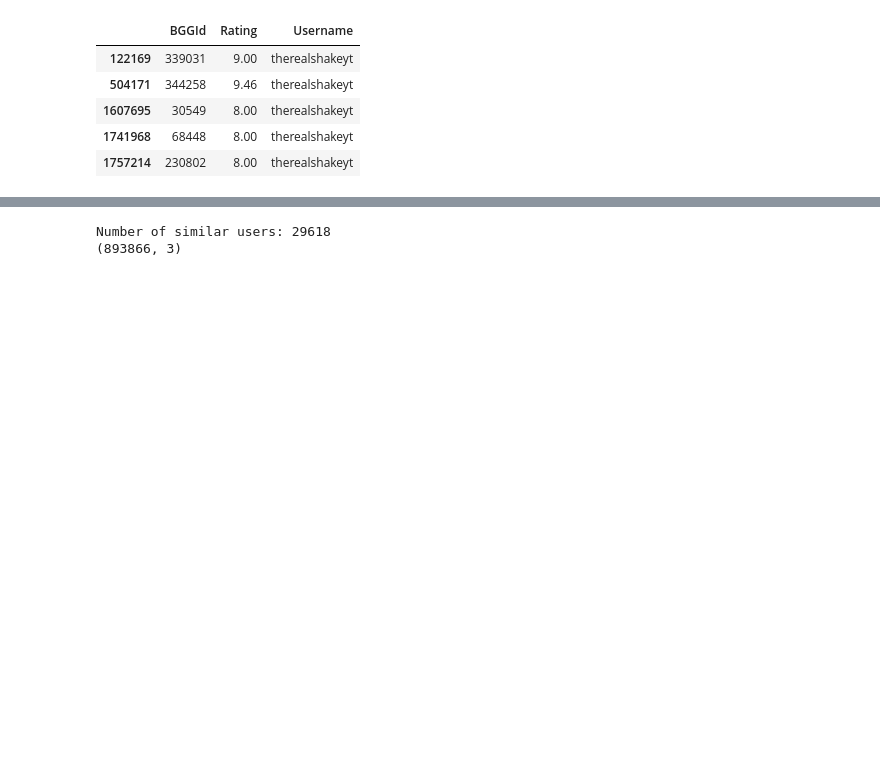
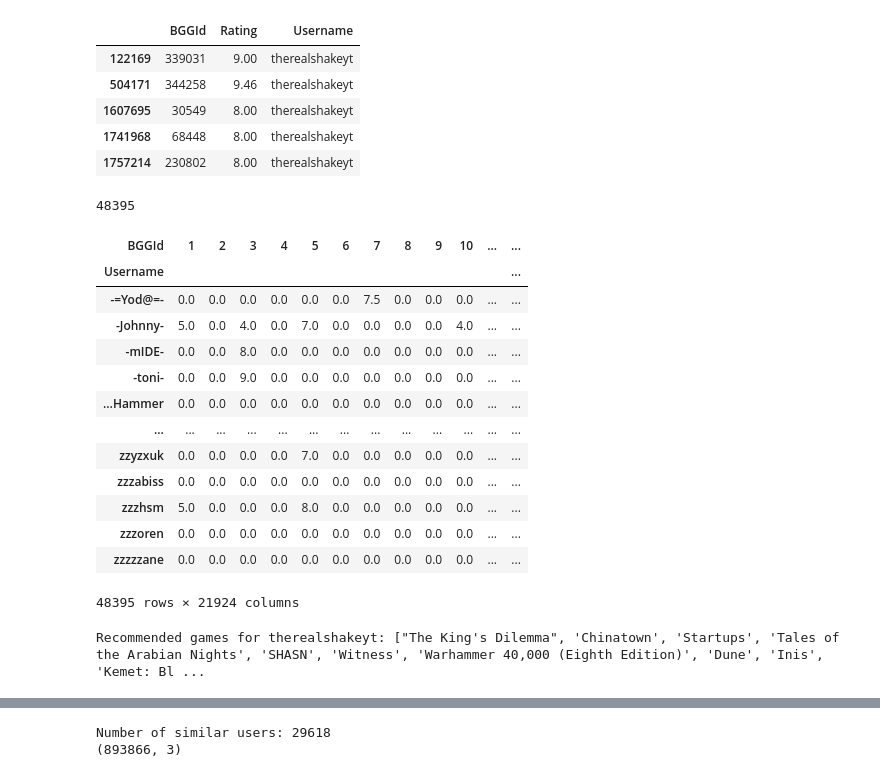
Before and after one commit to awal015/AICapstone, a Jupyter notebook: Adam Wallach USCD capstone.ipynb, the cells around one changed output, grey strips where cells are left out. Saved outputs shown, nothing was run; the diff lists cells and outputs as text; code cells hidden in the pictures; blank space fills up the shorter version.

```diff
--- a/Adam Wallach USCD capstone.ipynb
+++ b/Adam Wallach USCD capstone.ipynb
@@ -67,7 +70,9 @@ mechanics = pd.read_csv('mechanics.csv')
 themes = pd.read_csv('themes.csv')
 subcategories = pd.read_csv('subcategories.csv')
 rank_dist = pd.read_csv('ratings_distribution.csv')
-user_rank = pd.read_csv('user_ratings.csv')
+user_rank = pd.DataFrame()
+for chunk in pd.read_csv('user_ratings.csv', chunksize=100000):
+    user_rank = pd.concat([user_rank, chunk], ignore_index=True)
 
 games.head()
 # %% [output]
@@ -188,3 +183,71 @@ active_user_ratings.head()
 | 1607695 | 30549 | 8.00 | therealshakeyt |
 | 1741968 | 68448 | 8.00 | therealshakeyt |
 | 1757214 | 230802 | 8.00 | therealshakeyt |
+# %%
+user_rank_filtered = user_rank.groupby('Username').filter(lambda x: len(x) >= 100)
+user_rank_filtered.Username.nunique()
+# %% [output]
+48395
+# %%
+user_item_matrix = user_rank_filtered.pivot_table(index='Username', columns='BGGId', values='Rating',fill_value=0)
+user_item_matrix
+# %% [output]
+| BGGId | 1 | 2 | 3 | 4 | 5 | 6 | 7 | 8 | 9 | 10 | ... | ... |
+| Username |  |  |  |  |  |  |  |  |  |  |  | ... |
+| -=Yod@=- | 0.0 | 0.0 | 0.0 | 0.0 | 0.0 | 0.0 | 7.5 | 0.0 | 0.0 | 0.0 | ... | ... |
+| -Johnny- | 5.0 | 0.0 | 4.0 | 0.0 | 7.0 | 0.0 | 0.0 | 0.0 | 0.0 | 4.0 | ... | ... |
+| -mIDE- | 0.0 | 0.0 | 8.0 | 0.0 | 0.0 | 0.0 | 0.0 | 0.0 | 0.0 | 0.0 | ... | ... |
+| -toni- | 0.0 | 0.0 | 9.0 | 0.0 | 0.0 | 0.0 | 0.0 | 0.0 | 0.0 | 0.0 | ... | ... |
+| ...Hammer | 0.0 | 0.0 | 0.0 | 0.0 | 0.0 | 0.0 | 0.0 | 0.0 | 0.0 | 0.0 | ... | ... |
+| ... | ... | ... | ... | ... | ... | ... | ... | ... | ... | ... | ... | ... |
+| zzyzxuk | 0.0 | 0.0 | 0.0 | 0.0 | 7.0 | 0.0 | 0.0 | 0.0 | 0.0 | 0.0 | ... | ... |
+| zzzabiss | 0.0 | 0.0 | 0.0 | 0.0 | 0.0 | 0.0 | 0.0 | 0.0 | 0.0 | 0.0 | ... | ... |
+| zzzhsm | 5.0 | 0.0 | 0.0 | 0.0 | 8.0 | 0.0 | 0.0 | 0.0 | 0.0 | 0.0 | ... | ... |
+| zzzoren | 0.0 | 0.0 | 0.0 | 0.0 | 0.0 | 0.0 | 0.0 | 0.0 | 0.0 | 0.0 | ... | ... |
+| zzzzzane | 0.0 | 0.0 | 0.0 | 0.0 | 0.0 | 0.0 | 0.0 | 0.0 | 0.0 | 0.0 | ... | ... |
+48395 rows × 21924 columns
+# %%
+from sklearn.metrics.pairwise import cosine_similarity
+
+# Assuming 'user_item_matrix' is defined as in the previous code
+
+def recommend_games(user_item_matrix, active_user_id, num_recommendations=10):
+    if active_user_id not in user_item_matrix.index:
+      print(f"User {active_user_id} not found in the user-item matrix.")
+      return []
+
+    # Calculate cosine similarity between users
+    user_similarity = cosine_similarity(user_item_matrix)
+    user_similarity_df = pd.DataFrame(user_similarity, index=user_item_matrix.index, columns=user_item_matrix.index)
+
+    # Find similar users
+    similar_users = user_similarity_df[active_user_id].sort_values(ascending=False)[1:]  # Exclude the active user themself
+
+    # Get games rated by similar users
+    recommended_games = []
+    for similar_user, similarity_score in similar_users.items():
+        similar_user_ratings = user_item_matrix.loc[similar_user]
+        # Consider only games the active user hasn't rated
+        unrated_games = similar_user_ratings[user_item_matrix.loc[active_user_id] == 0]
+        # Sort by rating and add to recommendations
+        for game_id, rating in unrated_games.sort_values(ascending=False).items():
+          if game_id not in recommended_games: # avoid duplicates
+            recommended_games.append(game_id)
+          if len(recommended_games) >= num_recommendations:
+            break
+        if len(recommended_games) >= num_recommendations:
+          break
+
+    return recommended_games[:num_recommendations]
+
+# Calling function using active_user
+recommendations = recommend_games(user_item_matrix, active_user_id)
+game_names = []
+for bgg_id in recommendations:
+    game_name = games.loc[games['BGGId'] == bgg_id, 'Name'].values[0]  # Extract game name
+    game_names.append(game_name)
+
+
+print(f"Recommended games for {active_user_id}: {game_names}")
+# %% [output]
+Recommended games for therealshakeyt: ["The King's Dilemma", 'Chinatown', 'Startups', 'Tales of the Arabian Nights', 'SHASN', 'Witness', 'Warhammer 40,000 (Eighth Edition)', 'Dune', 'Inis', 'Kemet: Bl ...
```
Also changed, not shown: parts of 15 cells of this notebook.
